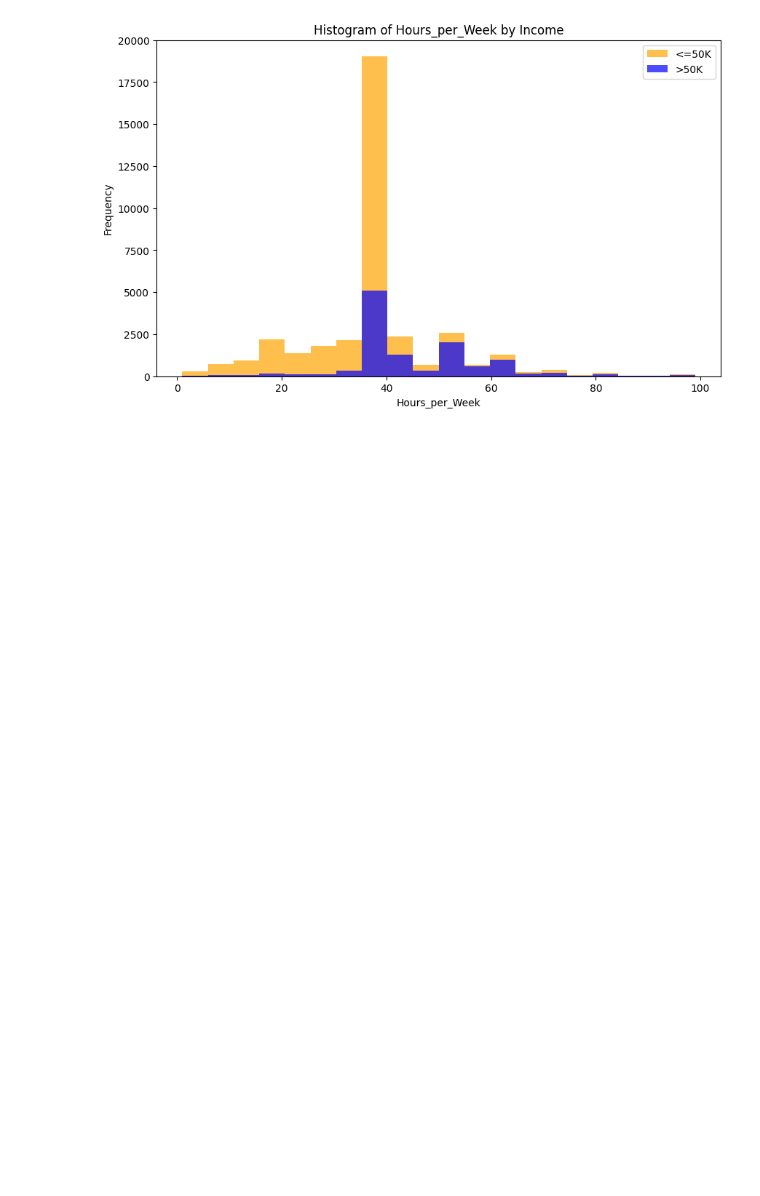
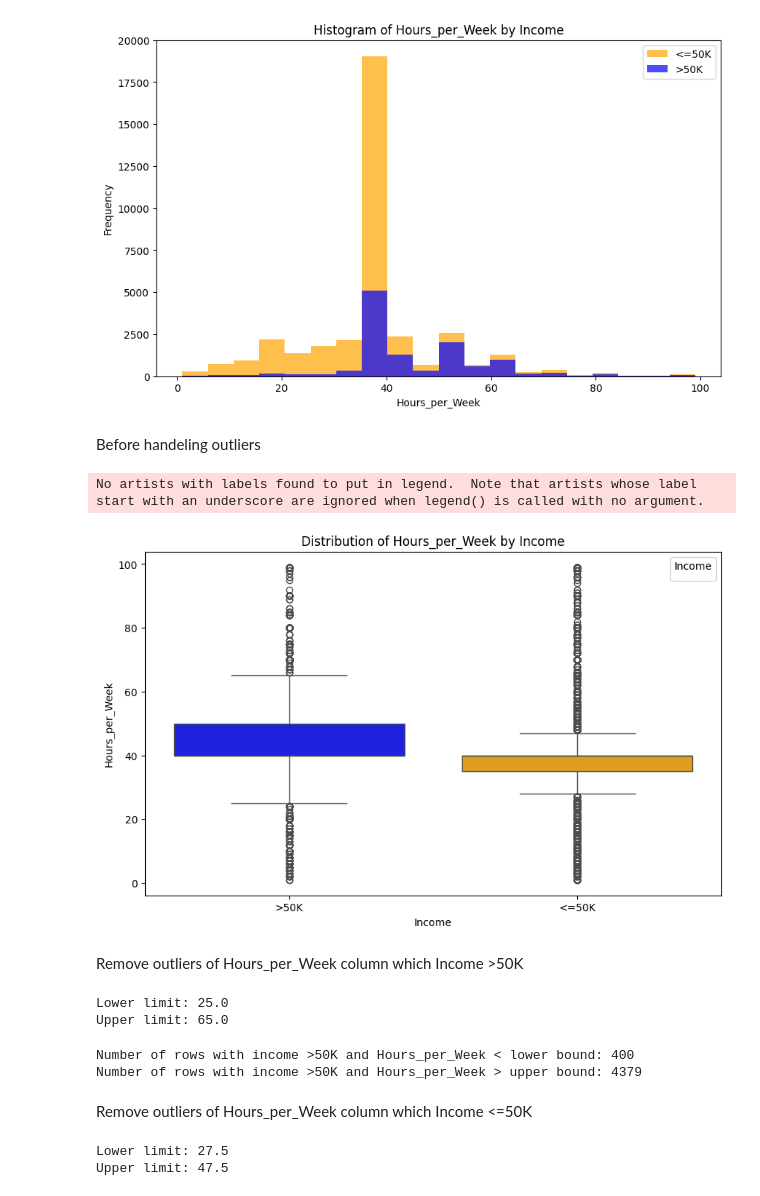
Before and after one commit to Benura2020/Income-Classification-ML, a Jupyter notebook: income_prediction_ml_project.ipynb, the cells around one changed output. Saved outputs shown, nothing was run; the diff lists cells and outputs as text; code cells hidden in the pictures; blank space fills up the shorter version.

Commit message:
updated Hours_per_Week

```diff
--- a/income_prediction_ml_project.ipynb
+++ b/income_prediction_ml_project.ipynb
@@ -1407,3 +1423,74 @@ plt.legend()
 plt.show()
 # %% [output]
 [figure]
+# %% [markdown]
+Before handeling outliers
+# %%
+# Define colors for income groups
+under50K_color = 'orange'
+over50K_color = 'blue'
+
+# Create a box plot for the "Hours_per_Week" column with hue for income group
+plt.figure(figsize=(10, 6))
+sns.boxplot(y=census_income_df["Hours_per_Week"], x=census_income_df["Income"], hue=census_income_df["Income"], palette={'>50K': over50K_color, '<=50K': under50K_color})
+plt.title("Distribution of Hours_per_Week by Income")
+plt.ylabel("Hours_per_Week")
+plt.xlabel("Income")
+plt.legend(title='Income', loc='upper right')
+plt.show()
+# %% [output]
+No artists with labels found to put in legend.  Note that artists whose label start with an underscore are ignored when legend() is called with no argument.
+[figure, added]
+# %% [markdown]
+Remove outliers of Hours_per_Week column which Income >50K
+# %%
+# Select Hours_per_Week data for income >50k
+hours_over50K = census_income_df[census_income_df['Income'] == '>50K']['Hours_per_Week']
+
+# Calculate IQR
+Q1 = hours_over50K.quantile(0.25)
+Q3 = hours_over50K.quantile(0.75)
+IQR = Q3 - Q1
+
+# Lower and upper bounds
+lower_bound = Q1 - 1.5 * IQR
+upper_bound = Q3 + 1.5 * IQR
+
+print("Lower limit:", lower_bound)
+print("Upper limit:", upper_bound)
+# %% [output]
+Lower limit: 25.0
+Upper limit: 65.0
+# %%
+# Filter the DataFrame for rows where income is >50K and Hours_per_Week is less than the lower bound
+outliers_below_lower_bound = census_income_df[(census_income_df['Income'] == '>50K') & (census_income_df['Hours_per_Week'] < lower_bound)]
+
+# Filter the DataFrame for rows where income is >50K and Hours_per_Week is greater than the upper bound
+outliers_above_upper_bound = census_income_df[(census_income_df['Income'] == '>50K') & (census_income_df['Hours_per_Week'] > upper_bound)]
+
+# Print the number of rows that meet the criteria
+print("Number of rows with income >50K and Hours_per_Week < lower bound:", len(outliers_below_lower_bound))
+print("Number of rows with income >50K and Hours_per_Week > upper bound:", len(outliers_above_upper_bound))
+# %% [output]
+Number of rows with income >50K and Hours_per_Week < lower bound: 400
+Number of rows with income >50K and Hours_per_Week > upper bound: 4379
+# %% [markdown]
+Remove outliers of Hours_per_Week column which Income <=50K
+# %%
+# Select Hours_per_Week data for income <= 50k
+hours_under50K = census_income_df[census_income_df['Income'] == '<=50K']['Hours_per_Week']
+
+# Calculate IQR
+Q1 = hours_under50K.quantile(0.25)
+Q3 = hours_under50K.quantile(0.75)
+IQR = Q3 - Q1
+
+# Lower and upper bounds
+lower_bound = Q1 - 1.5 * IQR
+upper_bound = Q3 + 1.5 * IQR
+
+print("Lower limit:", lower_bound)
+print("Upper limit:", upper_bound)
+# %% [output]
+Lower limit: 27.5
+Upper limit: 47.5
```
Also changed, not shown: parts of 2 cells of this notebook.
